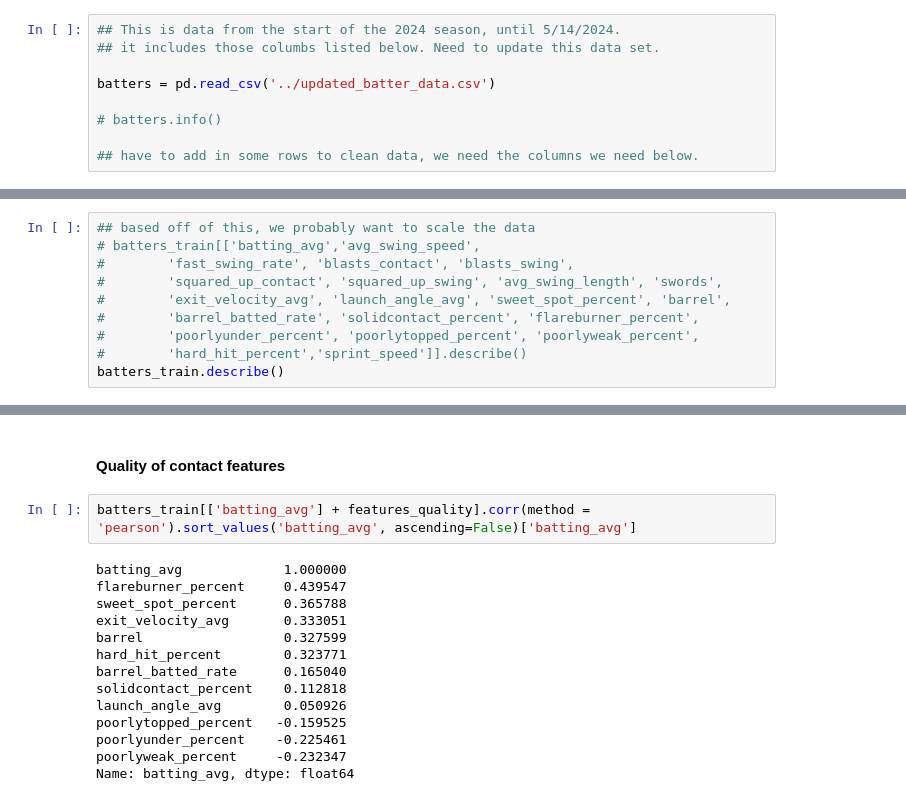
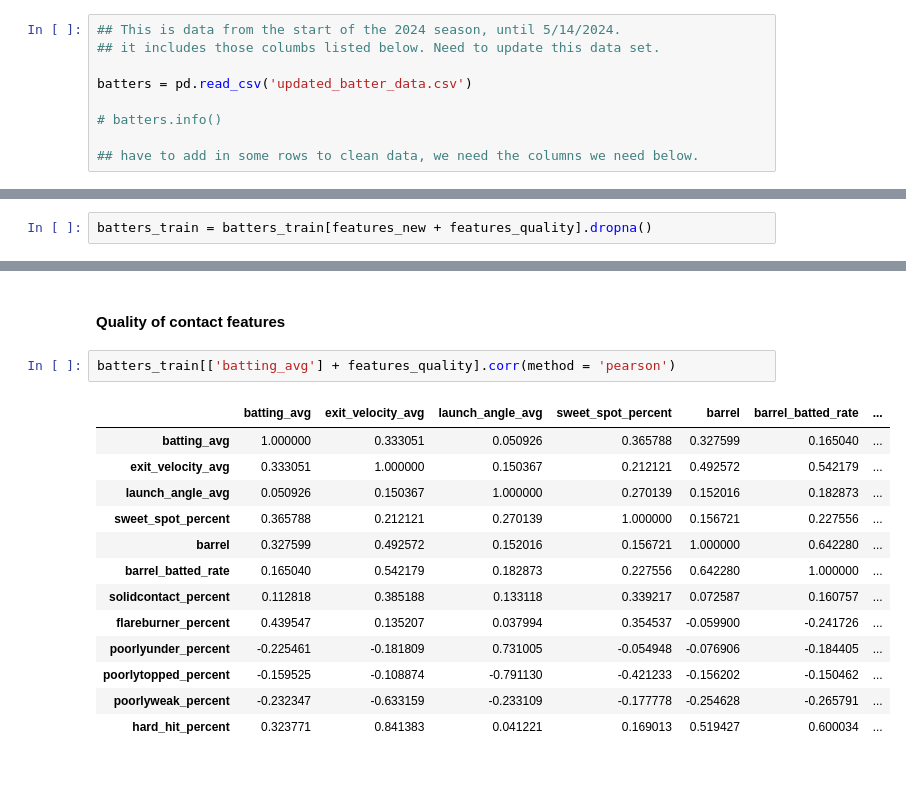
Before and after one commit to rrmoruzzi/mlb-bat-tracking, a Jupyter notebook: MLB-Exploration/1-MLB-predictions-EDA.ipynb, the cells around one changed output, grey strips where cells are left out. Cells and saved outputs as stored; diff of their text form; blank space fills up the shorter version.

```diff
--- a/MLB-Exploration/1-MLB-predictions-EDA.ipynb
+++ b/MLB-Exploration/1-MLB-predictions-EDA.ipynb
@@ -12,7 +12,7 @@ import seaborn as sns
 ## This is data from the start of the 2024 season, until 5/14/2024.
 ## it includes those columbs listed below. Need to update this data set.
 
-batters = pd.read_csv('../updated_batter_data.csv')
+batters = pd.read_csv('updated_batter_data.csv')
 
 # batters.info()
 
@@ -103,10 +106,2 @@ batters_train, batters_test = train_test_split(batters,
 # %%
-## based off of this, we probably want to scale the data
-# batters_train[['batting_avg','avg_swing_speed',
-#        'fast_swing_rate', 'blasts_contact', 'blasts_swing',
-#        'squared_up_contact', 'squared_up_swing', 'avg_swing_length', 'swords',
-#        'exit_velocity_avg', 'launch_angle_avg', 'sweet_spot_percent', 'barrel',
-#        'barrel_batted_rate', 'solidcontact_percent', 'flareburner_percent',
-#        'poorlyunder_percent', 'poorlytopped_percent', 'poorlyweak_percent',
-#        'hard_hit_percent','sprint_speed']].describe()
-batters_train.describe()
+batters_train = batters_train[features_new + features_quality].dropna()
@@ -216,21 +220,21 @@ Name: batting_avg, dtype: float64
 # %% [markdown]
 #### Quality of contact features
 # %%
-batters_train[['batting_avg'] + features_quality].corr(method = 'pearson').sort_values('batting_avg', ascending=False)['batting_avg']
+batters_train[['batting_avg'] + features_quality].corr(method = 'pearson')
 # %% [output]
-batting_avg             1.000000
-flareburner_percent     0.439547
-sweet_spot_percent      0.365788
-exit_velocity_avg       0.333051
-barrel                  0.327599
-hard_hit_percent        0.323771
-barrel_batted_rate      0.165040
-solidcontact_percent    0.112818
-launch_angle_avg        0.050926
-poorlytopped_percent   -0.159525
-poorlyunder_percent    -0.225461
-poorlyweak_percent     -0.232347
-Name: batting_avg, dtype: float64
+|  | batting_avg | exit_velocity_avg | launch_angle_avg | sweet_spot_percent | barrel | barrel_batted_rate | ... |
+| batting_avg | 1.000000 | 0.333051 | 0.050926 | 0.365788 | 0.327599 | 0.165040 | ... |
+| exit_velocity_avg | 0.333051 | 1.000000 | 0.150367 | 0.212121 | 0.492572 | 0.542179 | ... |
+| launch_angle_avg | 0.050926 | 0.150367 | 1.000000 | 0.270139 | 0.152016 | 0.182873 | ... |
+| sweet_spot_percent | 0.365788 | 0.212121 | 0.270139 | 1.000000 | 0.156721 | 0.227556 | ... |
+| barrel | 0.327599 | 0.492572 | 0.152016 | 0.156721 | 1.000000 | 0.642280 | ... |
+| barrel_batted_rate | 0.165040 | 0.542179 | 0.182873 | 0.227556 | 0.642280 | 1.000000 | ... |
+| solidcontact_percent | 0.112818 | 0.385188 | 0.133118 | 0.339217 | 0.072587 | 0.160757 | ... |
+| flareburner_percent | 0.439547 | 0.135207 | 0.037994 | 0.354537 | -0.059900 | -0.241726 | ... |
+| poorlyunder_percent | -0.225461 | -0.181809 | 0.731005 | -0.054948 | -0.076906 | -0.184405 | ... |
+| poorlytopped_percent | -0.159525 | -0.108874 | -0.791130 | -0.421233 | -0.156202 | -0.150462 | ... |
+| poorlyweak_percent | -0.232347 | -0.633159 | -0.233109 | -0.177778 | -0.254628 | -0.265791 | ... |
+| hard_hit_percent | 0.323771 | 0.841383 | 0.041221 | 0.169013 | 0.519427 | 0.600034 | ... |
 # %% [markdown]
 ### Thoughts about the above plots
 From the stats and plots above, of the new bat tracking features, we should include:
```
Also changed, not shown: parts of 5 cells of this notebook, 4 other files.
